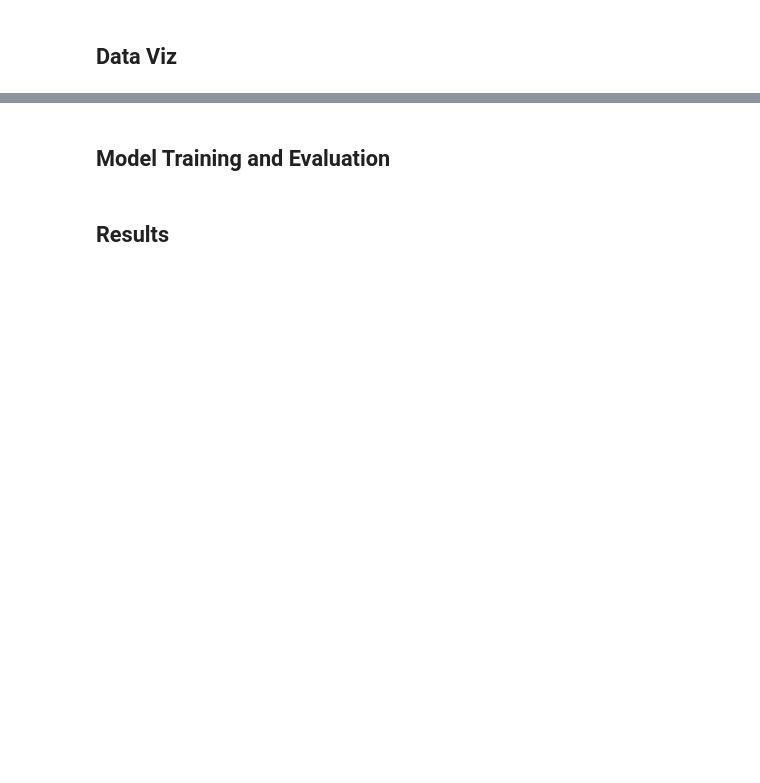
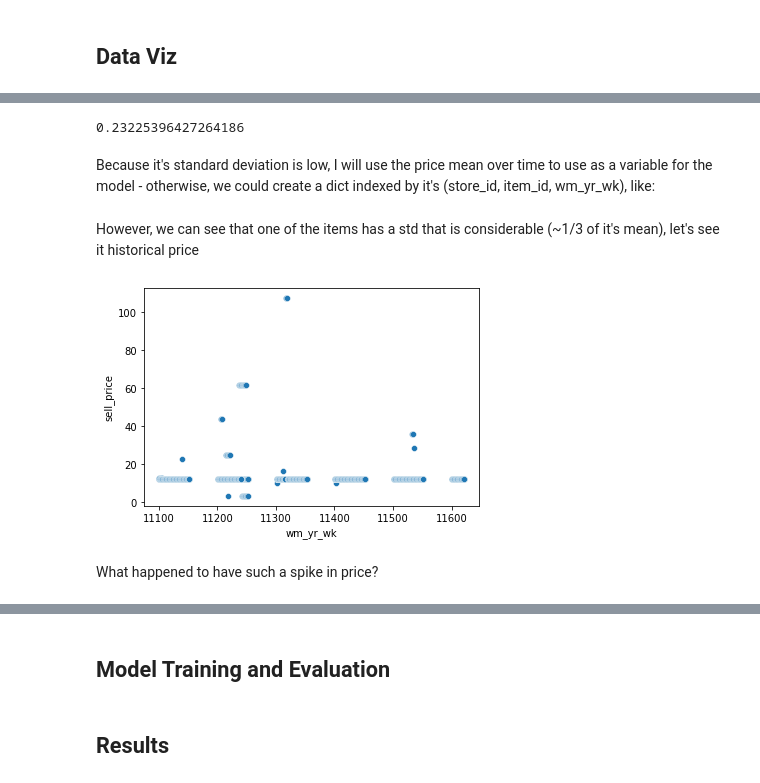
Before and after one commit to felipewhitaker/kaggle, a Jupyter notebook: walmart/walmart.ipynb, the cells around one changed output, grey strips where cells are left out. Drawn from its saved outputs; the diff is of its cells as text; code cells hidden in the pictures; blank space fills up the shorter version.

Commit message:
modelling

```diff
--- a/walmart/walmart.ipynb
+++ b/walmart/walmart.ipynb
@@ -103,0 +105,6 @@ Let's plot sales for each day per location
+# %%
+gb_prices[('sell_price', 'std')].std()
+# %% [output]
+0.23225396427264186
+# %% [markdown]
+Because it's standard deviation is low, I will use the price mean over time to use as a variable for the model - otherwise, we could create a dict indexed by it's (store_id, item_id, wm_yr_wk), like:
@@ -103,0 +118,12 @@ Let's plot sales for each day per location
+# %% [markdown]
+However, we can see that one of the items has a std that is considerable (~1/3 of it's mean), let's see it historical price
+# %%
+sns.scatterplot(
+    data = d_prices[d_prices.item_id == 'HOUSEHOLD_2_406'],
+    x = 'wm_yr_wk',
+    y = 'sell_price'
+);
+# %% [output]
+[figure, added]
+# %% [markdown]
+What happened to have such a spike in price?
```
Also changed, not shown: parts of 47 cells of this notebook.
